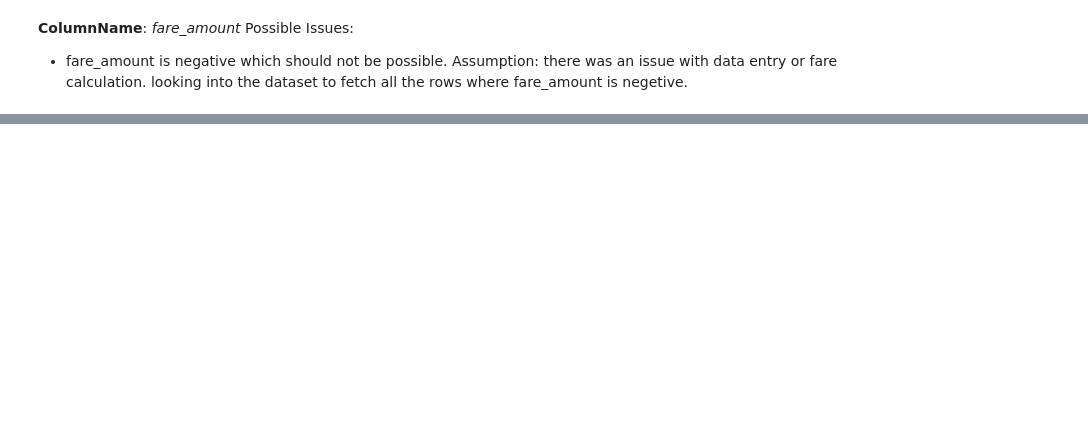
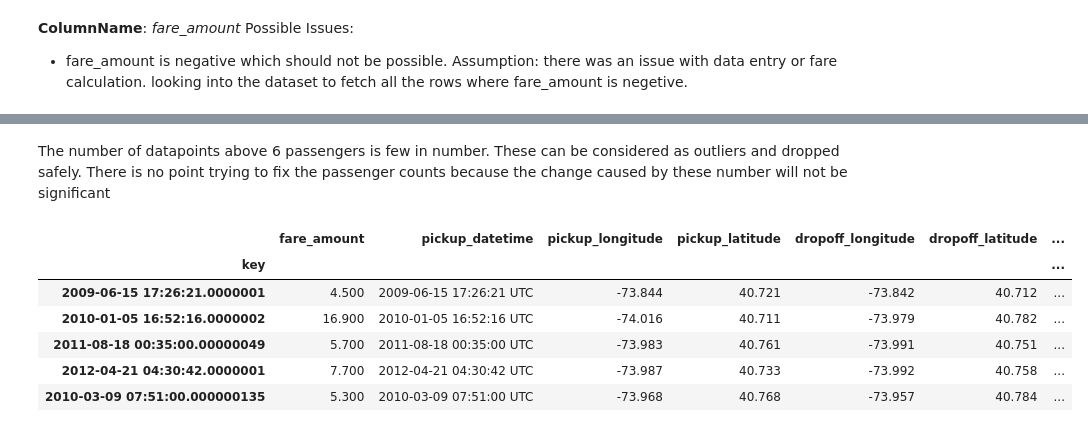
Before and after one commit to vlokwani/new-york-taxi-fare-prediction, a Jupyter notebook: Notebook/data-cleanup.ipynb, the cells around one changed output, grey strips where cells are left out. Cells and saved outputs as stored; diff of their text form; code cells hidden in the pictures; blank space fills up the shorter version.

```diff
--- a/Notebook/data-cleanup.ipynb
+++ b/Notebook/data-cleanup.ipynb
@@ -88,0 +196,13 @@ display(train_df.describe())
+# %% [markdown]
+<p>The number of datapoints above 6 passengers is few in number. These can be considered as outliers and dropped safely. There is no point trying to fix the passenger counts because the change caused by these number will not be significant</p>
+# %%
+train_df.drop(train_df[train_df.passenger_count > 6].index, inplace=True)
+display(train_df.head())
+# %% [output]
+|  | fare_amount | pickup_datetime | pickup_longitude | pickup_latitude | dropoff_longitude | dropoff_latitude | ... |
+| key |  |  |  |  |  |  | ... |
+| 2009-06-15 17:26:21.0000001 | 4.500 | 2009-06-15 17:26:21 UTC | -73.844 | 40.721 | -73.842 | 40.712 | ... |
+| 2010-01-05 16:52:16.0000002 | 16.900 | 2010-01-05 16:52:16 UTC | -74.016 | 40.711 | -73.979 | 40.782 | ... |
+| 2011-08-18 00:35:00.00000049 | 5.700 | 2011-08-18 00:35:00 UTC | -73.983 | 40.761 | -73.991 | 40.751 | ... |
+| 2012-04-21 04:30:42.0000001 | 7.700 | 2012-04-21 04:30:42 UTC | -73.987 | 40.733 | -73.992 | 40.758 | ... |
+| 2010-03-09 07:51:00.000000135 | 5.300 | 2010-03-09 07:51:00 UTC | -73.968 | 40.768 | -73.957 | 40.784 | ... |
```
Also changed, not shown: parts of 19 cells of this notebook.
